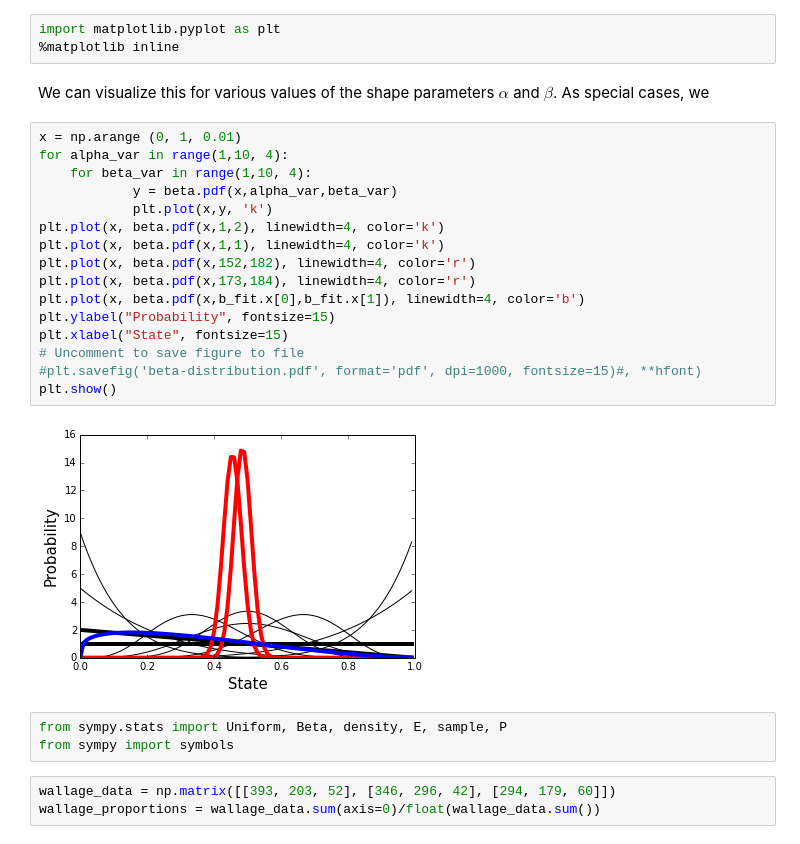
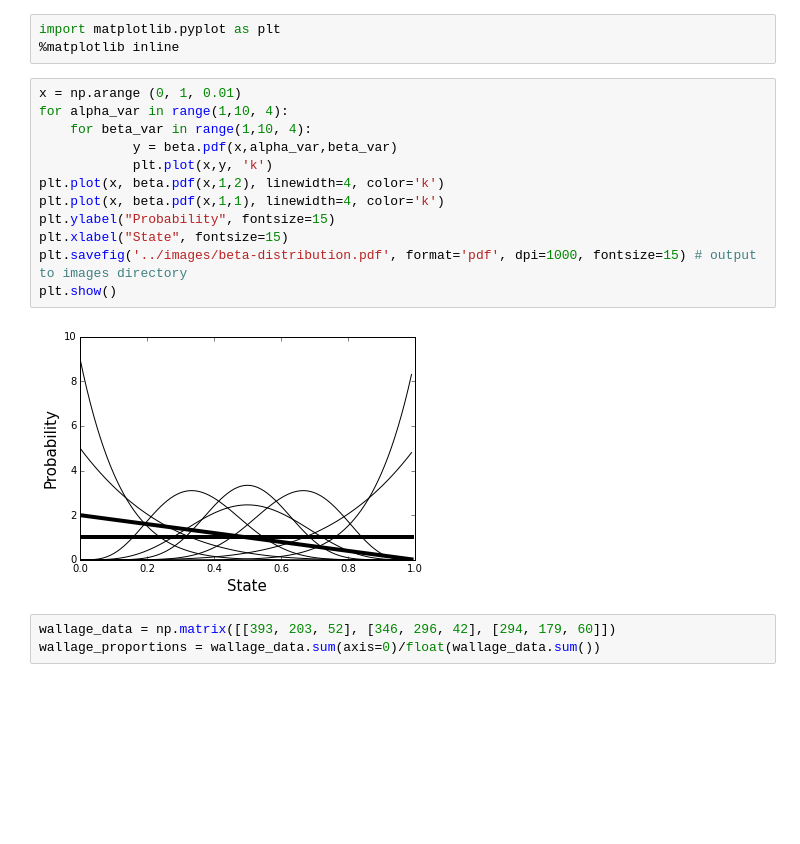
Before and after one commit to christopherahern/dissertation, a Jupyter notebook: code/Ahern-Dissertation-AppendixA.ipynb, the cells around one changed output. Drawn from its saved outputs; the diff is of its cells as text; blank space fills up the shorter version.

```diff
--- a/code/Ahern-Dissertation-AppendixA.ipynb
+++ b/code/Ahern-Dissertation-AppendixA.ipynb
@@ -8,29 +14,20 @@ import numpy as np
 # %%
 import matplotlib.pyplot as plt
 %matplotlib inline
-# %% [markdown]
-We can visualize this for various values of the shape parameters $\alpha$ and $\beta$. As special cases, we
 # %%
 x = np.arange (0, 1, 0.01)
 for alpha_var in range(1,10, 4):
     for beta_var in range(1,10, 4):
             y = beta.pdf(x,alpha_var,beta_var)
             plt.plot(x,y, 'k')
 plt.plot(x, beta.pdf(x,1,2), linewidth=4, color='k')
 plt.plot(x, beta.pdf(x,1,1), linewidth=4, color='k')
-plt.plot(x, beta.pdf(x,152,182), linewidth=4, color='r')
-plt.plot(x, beta.pdf(x,173,184), linewidth=4, color='r')
-plt.plot(x, beta.pdf(x,b_fit.x[0],b_fit.x[1]), linewidth=4, color='b')
 plt.ylabel("Probability", fontsize=15)
 plt.xlabel("State", fontsize=15)
-# Uncomment to save figure to file
-#plt.savefig('beta-distribution.pdf', format='pdf', dpi=1000, fontsize=15)#, **hfont)
+plt.savefig('../images/beta-distribution.pdf', format='pdf', dpi=1000, fontsize=15) # output to images directory
 plt.show()
 # %% [output]
-[figure, old version]
+[figure, new version]
-# %%
-from sympy.stats import Uniform, Beta, density, E, sample, P
-from sympy import symbols
 # %%
 wallage_data = np.matrix([[393, 203, 52], [346, 296, 42], [294, 179, 60]])
 wallage_proportions = wallage_data.sum(axis=0)/float(wallage_data.sum())
```
Also changed, not shown: parts of 16 cells of this notebook, 5 other files.
